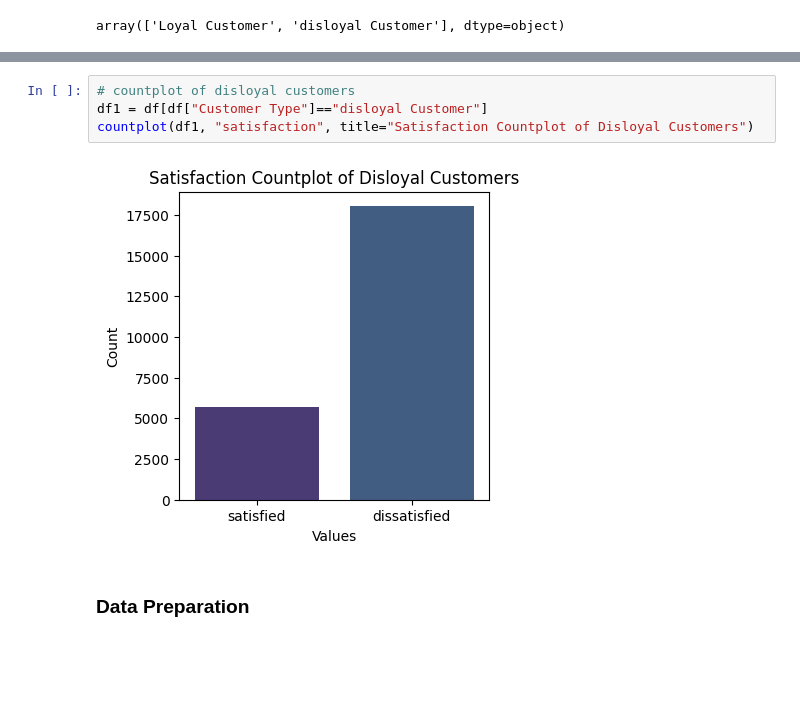
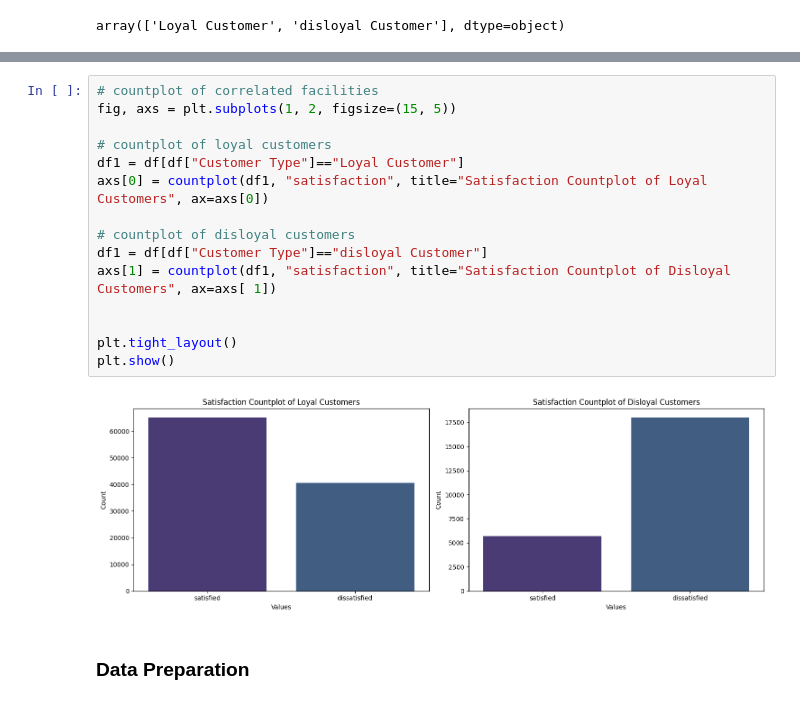
Before and after one commit to Lughaidh-w/Airline-Customer-Satisfaction, a Jupyter notebook: CA1.ipynb, the cells around one changed output, grey strips where cells are left out. Drawn from its saved outputs; the diff is of its cells as text; blank space fills up the shorter version.

```diff
--- a/CA1.ipynb
+++ b/CA1.ipynb
@@ -579,9 +561,20 @@ countplot(df1, "satisfaction", title="Satisfaction Countplot of Loyal Customers"
-# %%
-# countplot of disloyal customers
-df1 = df[df["Customer Type"]=="disloyal Customer"]
-countplot(df1, "satisfaction", title="Satisfaction Countplot of Disloyal Customers")
-# %% [output]
-[figure, removed]
+# %%
+# countplot of correlated facilities
+fig, axs = plt.subplots(1, 2, figsize=(15, 5))
+
+# countplot of loyal customers
+df1 = df[df["Customer Type"]=="Loyal Customer"]
+axs[0] = countplot(df1, "satisfaction", title="Satisfaction Countplot of Loyal Customers", ax=axs[0])
+
+# countplot of disloyal customers
+df1 = df[df["Customer Type"]=="disloyal Customer"]
+axs[1] = countplot(df1, "satisfaction", title="Satisfaction Countplot of Disloyal Customers", ax=axs[ 1])
+
+
+plt.tight_layout()
+plt.show()
+# %% [output]
+[figure, added]
 # %% [markdown]
 ### Data Preparation
 # %% [markdown]
```
Also changed, not shown: parts of 19 cells of this notebook, 1 other file.
